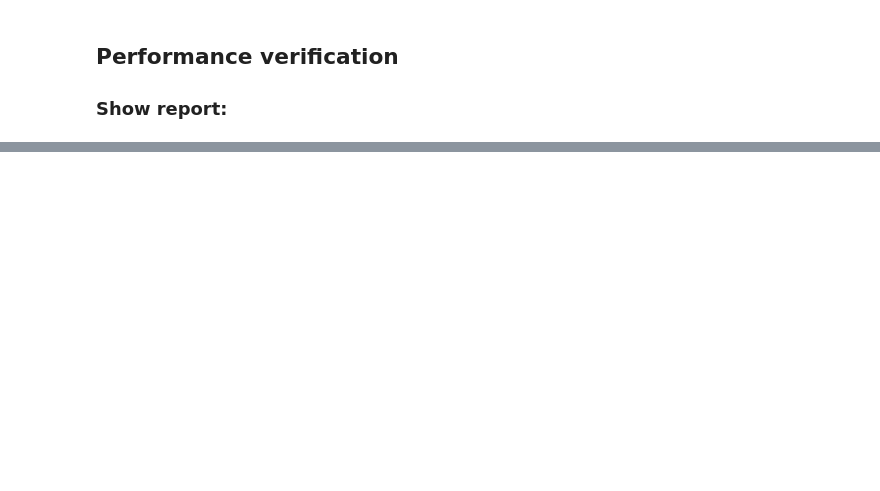
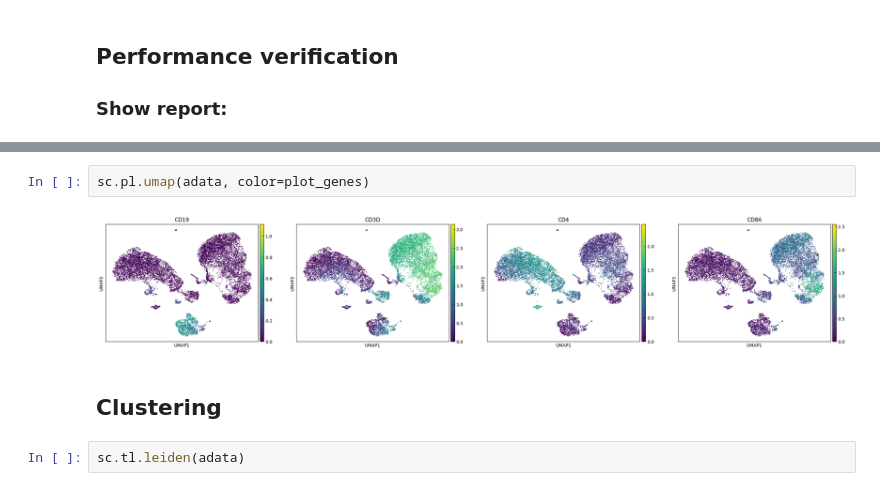
Before and after one commit to yusuke-imoto-lab/RECODE, a Jupyter notebook: python/sphinx/Tutorials/Tutorial_RNA.ipynb, the cells around one changed output, grey strips where cells are left out. Cells and saved outputs as stored; diff of their text form; blank space fills up the shorter version.

```diff
--- a/python/sphinx/Tutorials/Tutorial_RNA.ipynb
+++ b/python/sphinx/Tutorials/Tutorial_RNA.ipynb
@@ -48,0 +79,8 @@ recode.report()
+# %%
+sc.pl.umap(adata, color=plot_genes)
+# %% [output]
+[figure, added]
+# %% [markdown]
+## Clustering
+# %%
+sc.tl.leiden(adata)
```
Also changed, not shown: parts of 22 cells of this notebook.
